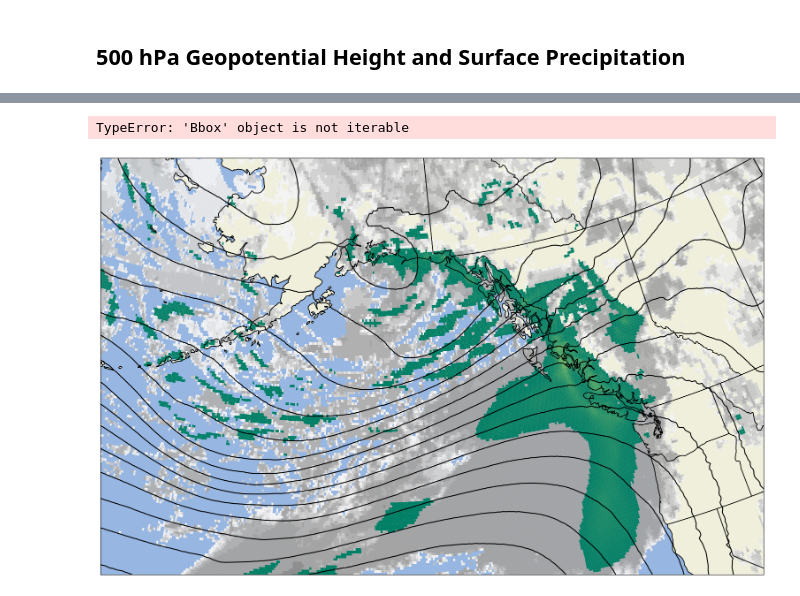
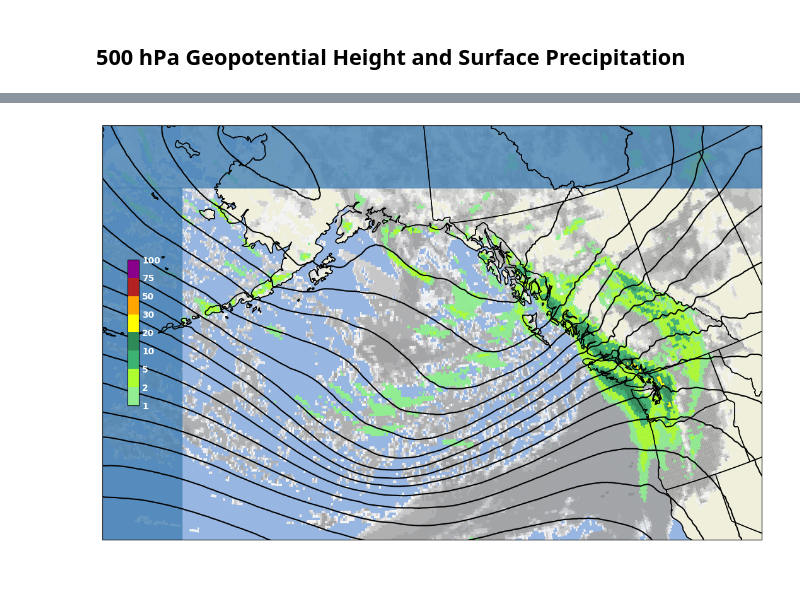
Before and after one commit to AndrewLoeppky/BMFW, a Jupyter notebook: gdps.ipynb, the cells around one changed output, grey strips where cells are left out. Drawn from its saved outputs; the diff is of its cells as text; code cells hidden in the pictures.

Commit message:
precip colorbar style match

```diff
--- a/gdps.ipynb
+++ b/gdps.ipynb
@@ -141,7 +142,9 @@ ds = ds.sel(longitude=slice(-195, -97), latitude=slice(30, 73))
 # make a figure
 fig = plt.figure(figsize=(15,15))
 fig.tight_layout()
-ax = fig.add_subplot(1, 1, 1, position=(0,0,1,1), projection=ccrs.LambertConformal(central_longitude=-150, central_latitude=39.0,))
+ax = fig.add_subplot(1, 1, 1,
+                     position=(0,0,1,1),
+                     projection=ccrs.LambertConformal(central_longitude=-150, central_latitude=39.0,))
 ax.set_extent([-170, -117, 40, 63])
 
 ax.add_feature(feature.LAND)
@@ -159,44 +162,71 @@ ax.contour(
     levels=range(0, 6000, 50),
 )
 
 # plot cloud cover
 cc = ax.pcolormesh(
     ds.longitude,
     ds.latitude,
     ds.TCDC.where(ds.TCDC >= 60),
     cmap="binary",
     vmin=60,
     vmax=150,
     antialiased=True,
     transform=pc,
 )
-#fig.colorbar(cc, ax=ax, shrink=0.08, location="left", pad=-0.05)
+
 
 
 # plot precip rate
+pr_cmap = mpl.colors.ListedColormap(['#90EE90',
+                                     '#ADFF2F',
+                                     '#3CB371',
+                                     '#2E8B57',
+                                     '#FFFF00',
+                                     '#FFA500',
+                                     '#B22222',
+                                     '#8B008B'])
+pr_bounds = [1, 2, 5, 10, 20, 30, 50, 75, 100]
+pr_norm = mpl.colors.BoundaryNorm(pr_bounds, pr_cmap.N)
 pr = ax.pcolormesh(
     ds.longitude,
     ds.latitude,
     ds.APCP.where(ds.APCP >= 1),
-    cmap="summer",
-    vmin=1,
-    vmax=50,
+    cmap=pr_cmap,
+    norm=pr_norm,
     antialiased=True,
     transform=pc,
 )
 
 
+# labels and such
 
+# configure text to match AC style
+plt.rcParams["font.family"] = "sans-serif"
+plt.rcParams["font.weight"] = "heavy"
 
-# labels and such
-# this is harder than it needs to be. jeez.
-s = fig.add_axes([0.0, 0.18601425461212823, 1.0, 0.8139857453878718])
-s.get_xaxis().set_visible(False)
-s.get_yaxis().set_visible(False)
-s.set_facecolor("lightslategray")
-s.patch.set_alpha(0.5)
+# shade out legend regions, AC style
+ax.add_patch(Rectangle((0, 0), 0.12, 0.85, transform=ax.transAxes, color="steelblue", alpha=0.8))
+ax.add_patch(Rectangle((0, 0.85), 1, 1, transform=ax.transAxes, color="steelblue", alpha=0.8))
 
-fig.colorbar(pr, ax=ax, shrink=0.25, location="left", pad=-0.05)
+# precip colorbar
+pr_cbar = fig.colorbar(
+                        pr,
+                        cmap=pr_cmap,
+                        norm=pr_norm,
+                        ax=ax,
+                        spacing='uniform',
+                        extend='max',
+                        extendfrac=0,
+                        shrink=0.2,
+                        location="left",
+                        aspect=13,
+                        pad=-0.05
+                       )
+pr_cbar.ax.tick_params(labelsize=10,
+                       labelcolor="white",
+                       length=0,
+                       labelright=True,
+                       labelleft=False,
+                      )
 # %% [output]
-TypeError: 'Bbox' object is not iterable
-[figure, old version]
+[figure, new version]
```
Also changed, not shown: parts of 4 cells of this notebook.
